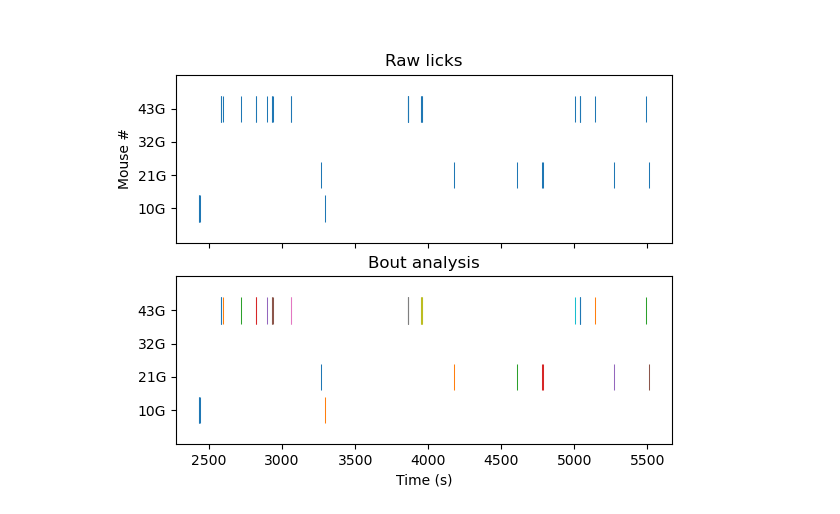
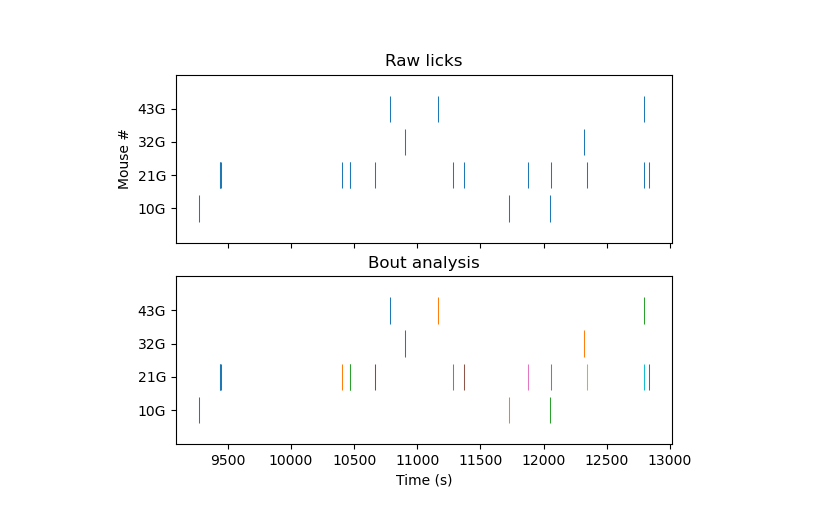
Before and after one commit to praneethnamburi/Photometry_and_Licks_BeyelerLab, a Jupyter notebook: notebooks/lick_analysis.ipynb, the cells around one changed output. Cells and saved outputs as stored; diff of their text form; code cells hidden in the pictures.

```diff
--- a/notebooks/lick_analysis.ipynb
+++ b/notebooks/lick_analysis.ipynb
@@ -7,44 +7,46 @@ import beyelerlab as ab
 
 %matplotlib widget
 
-# fdir = r'C:\Users\prane\Downloads\PhotoM groupe 1'
-fdir = r'C:\Users\prane\Downloads\Compulsive1G1'
-# fdir = r'C:\Users\prane\Downloads\BingeB1'
+# fdir = r'C:\data\Photometry\PhotoM groupe 1'
+# fdir = r'C:\data\Photometry\Compulsive1G1'
+# fdir = r'C:\data\Photometry\BingeB1'
+# fdir = r'C:\data\Photometry\2F'
+fdir = r'C:\data\Photometry\2M'
 
 default_params = {
     'file_types'        : ('lick_times', 'isos', 'GCaMP'), # add RCaMP (or similar) at the end if you have that
     'use_names_from'    : 'GCaMP', # source file for using mouse names
     'col_selector'      : 'Mouse', # I manually renamed your isos file to be consistent with columns in the GCaMP file
     'mouse_col_offset'  : 11,
     'bout_th'           : 10, # s
     'target_sr'         : 30, # Hz
     'discard_initial_s' : 600, # seconds
     'detrend_lambda'    : 1e6,
     'f_bandpass'        : (0.2, 6),
 }
-mouse_id = 'Mouse10G'
+mouse_id = 'Mouse21G'
 
 
 d = ab.Dataset(fdir, **default_params)
 p = d.params
 
 _, ax = plt.subplots(2, 1, sharex=True, sharey=True)
 ax[0].eventplot([x() for x in d.lick_times.values()], linelengths=0.8)
 ax[0].set_ylabel('Mouse #')
 ax[0].set_title('Raw licks')
 
 for m_count, this_licktimes in enumerate(d.lick_times.values()):
     bout_classes = this_licktimes.bout_classes()
     for bout_class in np.unique(bout_classes):
         ax[1].eventplot(np.asarray(this_licktimes())[bout_classes == bout_class], color=f'C{bout_class-1}', lineoffsets=m_count, linelengths=0.8)
 ax[1].set_xlabel('Time (s)')
 ax[1].set_title('Bout analysis')
 
 for this_ax in ax:
     this_ax.set_yticks((0, 1, 2, 3))
     this_ax.set_yticklabels([x.removeprefix('Mouse') for x in d.mouse_names])
 # %% [output]
-[figure, old version]
+[figure, new version]
 # %%
 m = d(mouse_id).GCaMP
 m_ref = d(mouse_id).isos[m._t0 + p.discard_initial_s:].detrend_airPLS(p.detrend_lambda)
```
Also changed, not shown: parts of 5 cells of this notebook.
